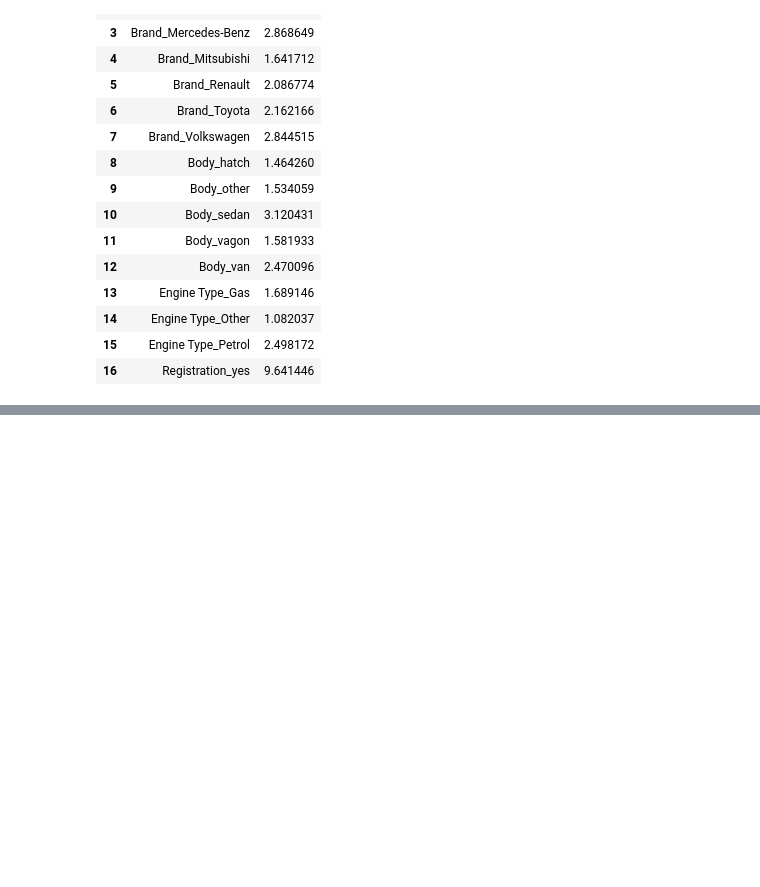
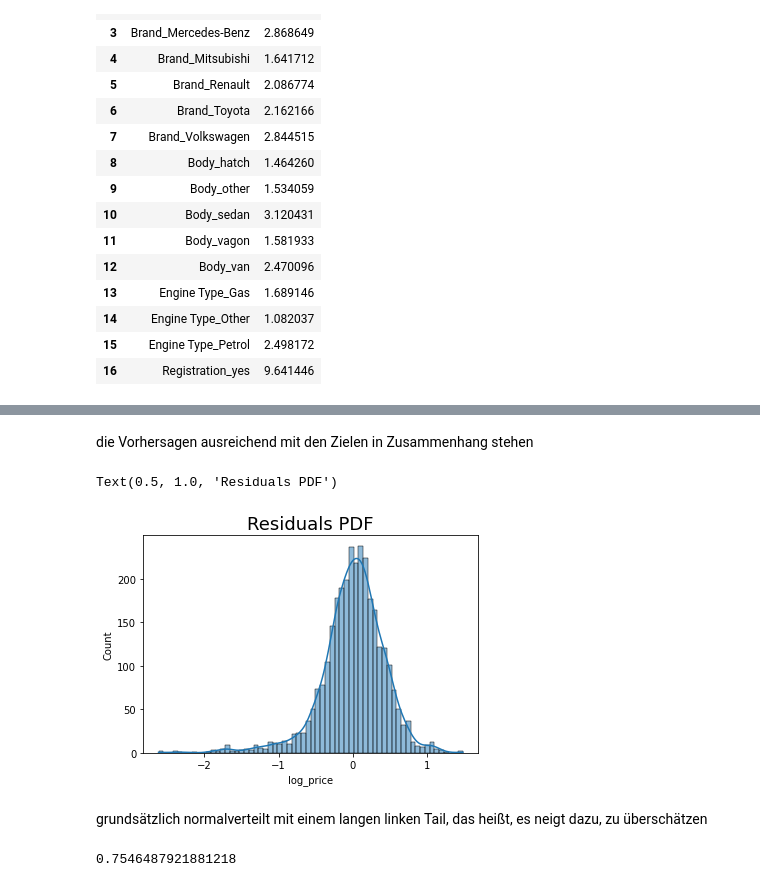
Before and after one commit to amanda8412383/data_science_bootcamp, a Jupyter notebook: linear_regression/praktisch-Übung.ipynb, the cells around one changed output, grey strips where cells are left out. Saved outputs shown, nothing was run; the diff lists cells and outputs as text; code cells hidden in the pictures; blank space fills up the shorter version.

```diff
--- a/linear_regression/praktisch-Übung.ipynb
+++ b/linear_regression/praktisch-Übung.ipynb
@@ -232,0 +279,16 @@ Dummy-Variabels sollten nicht standardisiert werden, dennoch in Maschinellen Ler
+# %% [markdown]
+die Vorhersagen ausreichend mit den Zielen in Zusammenhang stehen
+# %%
+#Residuen plotten
+sns.histplot(y_train - y_hat, kde=True)
+plt.title("Residuals PDF", size=18)
+# %% [output]
+Text(0.5, 1.0, 'Residuals PDF')
+[figure, added]
+# %% [markdown]
+grundsätzlich normalverteilt mit einem langen linken Tail, das heißt, es neigt dazu, zu überschätzen
+# %%
+#Bestimmtheitsmaß
+reg.score(X_train, y_train)
+# %% [output]
+0.7546487921881218
```
Also changed, not shown: parts of 12 cells of this notebook.
